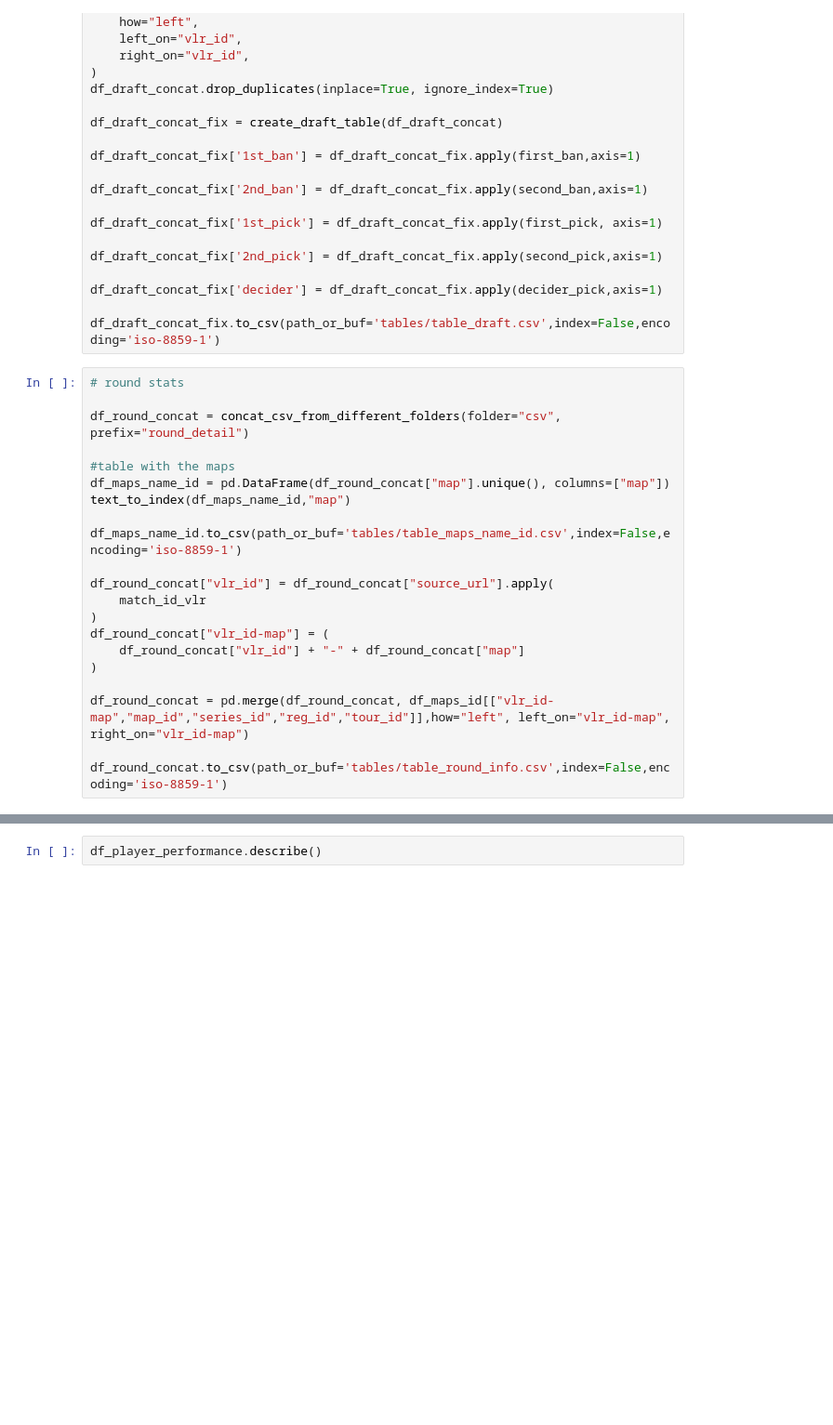
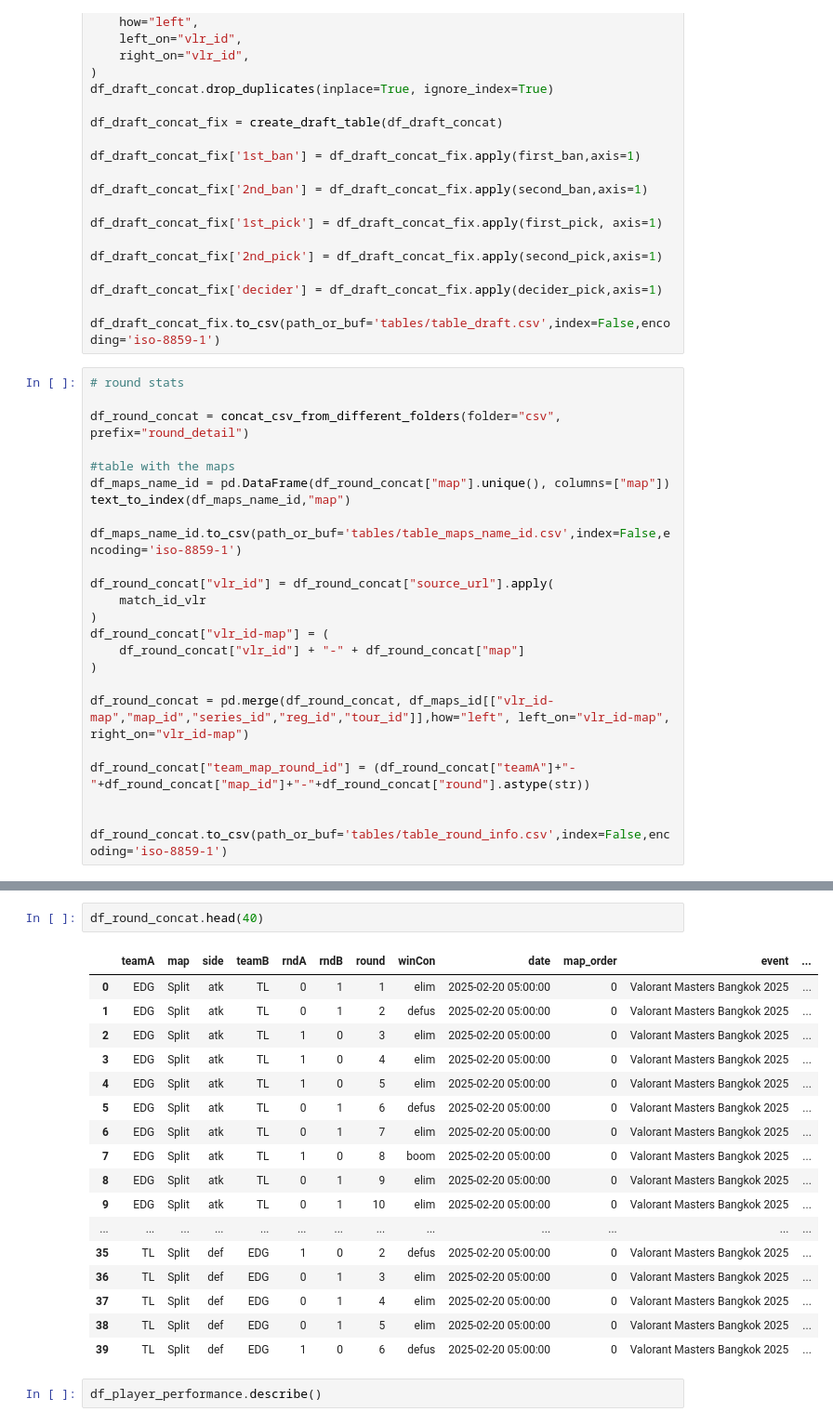
Before and after one commit to RkTcaster/vlr-scraper, a Jupyter notebook: csv_process.ipynb, the cells around one changed output, grey strips where cells are left out. Shown at 93% size. Saved outputs shown, nothing was run; the diff lists cells and outputs as text; blank space fills up the shorter version.

```diff
--- a/csv_process.ipynb
+++ b/csv_process.ipynb
@@ -399,5 +396,8 @@ df_round_concat["vlr_id-map"] = (
 
 df_round_concat = pd.merge(df_round_concat, df_maps_id[["vlr_id-map","map_id","series_id","reg_id","tour_id"]],how="left", left_on="vlr_id-map", right_on="vlr_id-map")
 
+df_round_concat["team_map_round_id"] = (df_round_concat["teamA"]+"-"+df_round_concat["map_id"]+"-"+df_round_concat["round"].astype(str))
+
+
 df_round_concat.to_csv(path_or_buf='tables/table_round_info.csv',index=False,encoding='iso-8859-1')
 # %%
@@ -409,3 +419,23 @@ df_maps_id[df_maps_id["series_id"] == "series_95"]
+# %%
+df_round_concat.head(40)
+# %% [output]
+|  | teamA | map | side | teamB | rndA | rndB | round | winCon | date | map_order | event | ... |
+| 0 | EDG | Split | atk | TL | 0 | 1 | 1 | elim | 2025-02-20 05:00:00 | 0 | Valorant Masters Bangkok 2025 | ... |
+| 1 | EDG | Split | atk | TL | 0 | 1 | 2 | defus | 2025-02-20 05:00:00 | 0 | Valorant Masters Bangkok 2025 | ... |
+| 2 | EDG | Split | atk | TL | 1 | 0 | 3 | elim | 2025-02-20 05:00:00 | 0 | Valorant Masters Bangkok 2025 | ... |
+| 3 | EDG | Split | atk | TL | 1 | 0 | 4 | elim | 2025-02-20 05:00:00 | 0 | Valorant Masters Bangkok 2025 | ... |
+| 4 | EDG | Split | atk | TL | 1 | 0 | 5 | elim | 2025-02-20 05:00:00 | 0 | Valorant Masters Bangkok 2025 | ... |
+| 5 | EDG | Split | atk | TL | 0 | 1 | 6 | defus | 2025-02-20 05:00:00 | 0 | Valorant Masters Bangkok 2025 | ... |
+| 6 | EDG | Split | atk | TL | 0 | 1 | 7 | elim | 2025-02-20 05:00:00 | 0 | Valorant Masters Bangkok 2025 | ... |
+| 7 | EDG | Split | atk | TL | 1 | 0 | 8 | boom | 2025-02-20 05:00:00 | 0 | Valorant Masters Bangkok 2025 | ... |
+| 8 | EDG | Split | atk | TL | 0 | 1 | 9 | elim | 2025-02-20 05:00:00 | 0 | Valorant Masters Bangkok 2025 | ... |
+| 9 | EDG | Split | atk | TL | 0 | 1 | 10 | elim | 2025-02-20 05:00:00 | 0 | Valorant Masters Bangkok 2025 | ... |
+| ... | ... | ... | ... | ... | ... | ... | ... | ... | ... | ... | ... | ... |
+| 35 | TL | Split | def | EDG | 1 | 0 | 2 | defus | 2025-02-20 05:00:00 | 0 | Valorant Masters Bangkok 2025 | ... |
+| 36 | TL | Split | def | EDG | 0 | 1 | 3 | elim | 2025-02-20 05:00:00 | 0 | Valorant Masters Bangkok 2025 | ... |
+| 37 | TL | Split | def | EDG | 0 | 1 | 4 | elim | 2025-02-20 05:00:00 | 0 | Valorant Masters Bangkok 2025 | ... |
+| 38 | TL | Split | def | EDG | 0 | 1 | 5 | elim | 2025-02-20 05:00:00 | 0 | Valorant Masters Bangkok 2025 | ... |
+| 39 | TL | Split | def | EDG | 1 | 0 | 6 | defus | 2025-02-20 05:00:00 | 0 | Valorant Masters Bangkok 2025 | ... |
 # %%
 df_player_performance.describe()
 # %% [output]
```
Also changed, not shown: parts of 4 cells of this notebook.
